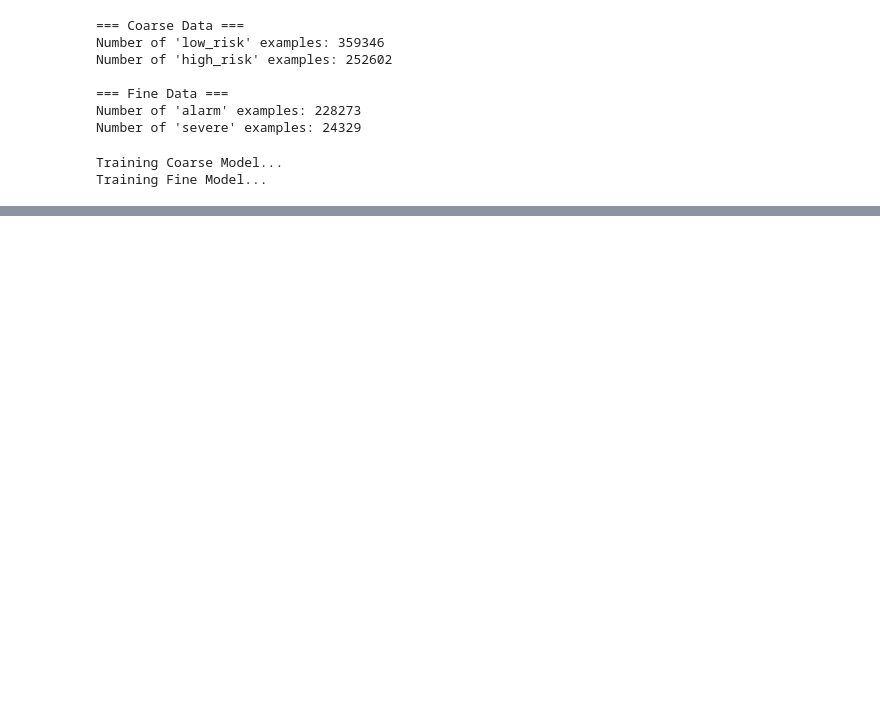
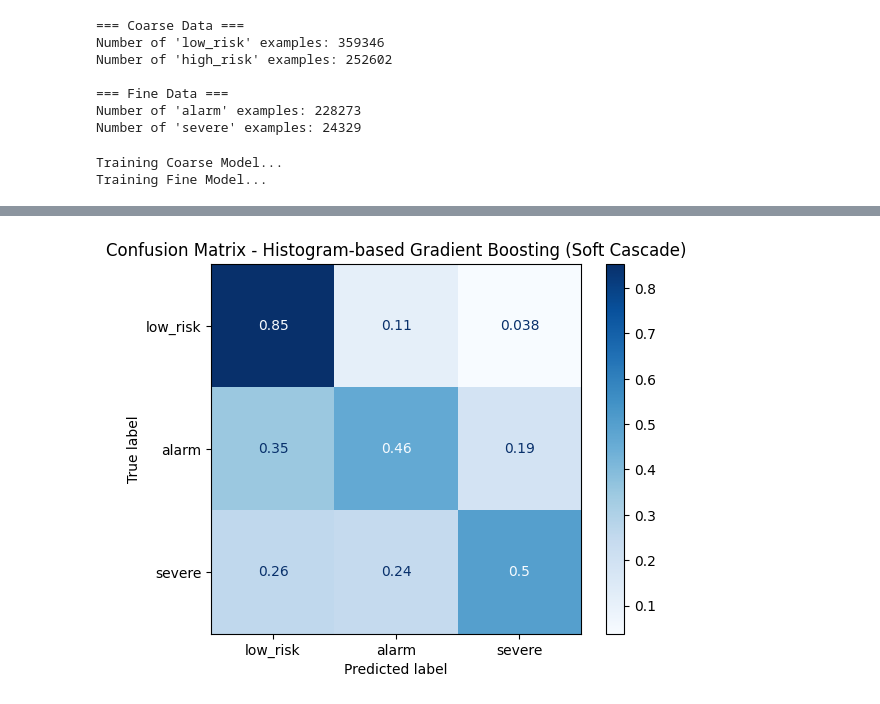
Before and after one commit to mlab-inf-ufrgs/dengue-severity-prediction, a Jupyter notebook: src/hier_classifier_hgb.ipynb, the cells around one changed output, grey strips where cells are left out. Cells and saved outputs as stored; diff of their text form; code cells hidden in the pictures; blank space fills up the shorter version.

```diff
--- a/src/hier_classifier_hgb.ipynb
+++ b/src/hier_classifier_hgb.ipynb
@@ -61,4 +63,35 @@ Number of 'high_risk' examples: 252602
 === Fine Data ===
 Number of 'alarm' examples: 228273
 Number of 'severe' examples: 24329
+# %%
+params_coarse = {
+    'max_iter': 2000,
+    'early_stopping': True,
+    'n_iter_no_change': 50,
+    'max_depth': 6,
+    'learning_rate': 0.05,
+    'categorical_features': categorical_features,
+    'class_weight': 'balanced',
+    'random_state': RANDOM_STATE
+}
+params_fine = {
+    'max_iter': 2000,
+    'early_stopping': True,
+    'n_iter_no_change': 50,
+    'max_depth': 9,
+    'learning_rate': 0.03,
+    'categorical_features': categorical_features,
+    'class_weight': 'balanced',
+    'random_state': RANDOM_STATE
+}
+params_multi = {
+    'max_iter': 2000,
+    'early_stopping': True,
+    'n_iter_no_change': 50,
+    'max_depth': 9,
+    'learning_rate': 0.03,
+    'categorical_features': categorical_features,
+    'class_weight': 'balanced',
+    'random_state': RANDOM_STATE
+}
 # %%
@@ -186,0 +218,8 @@ Training Fine Model...
+# %%
+f1_soft, preds_soft = predict_soft_cascade(
+    model_coarse, model_fine, X_test, y_test
+)
+f1_hard, preds_hard = predict_hard_cascade(
+    model_coarse, model_fine, X_test, y_test,
+    threshold_coarse=0.4, threshold_fine=0.5
+)
@@ -186,0 +260,8 @@ Training Fine Model...
+# %%
+ConfusionMatrixDisplay.from_predictions(
+    y_test, preds_soft, display_labels=TARGET_NAMES, cmap=plt.cm.Blues, normalize='true'
+)
+plt.title("Confusion Matrix - Histogram-based Gradient Boosting (Soft Cascade)")
+plt.show()
+# %% [output]
+[figure, added]
```
Also changed, not shown: parts of 16 cells of this notebook, 9 other files.
